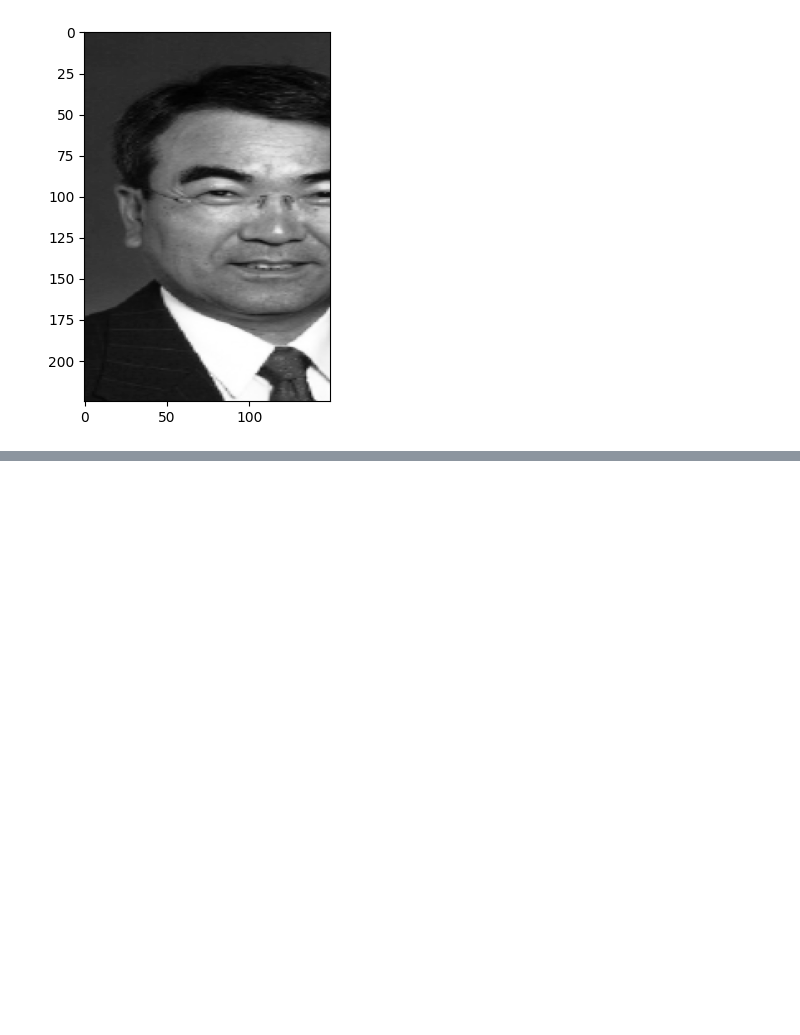
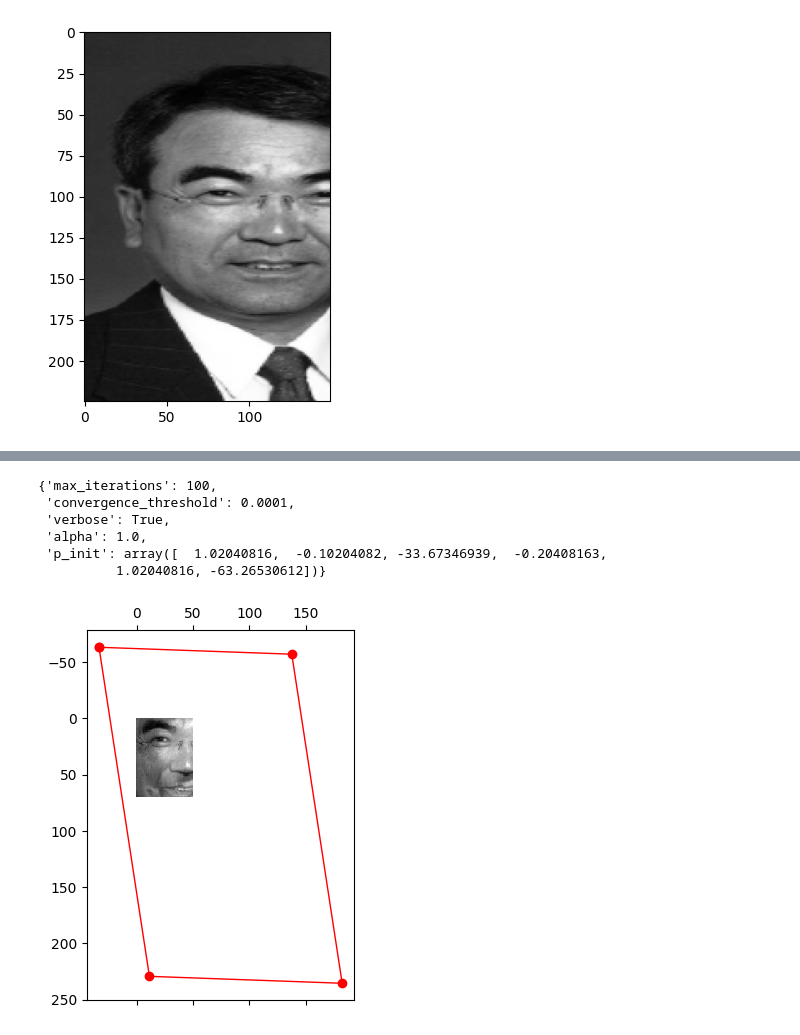
Before and after one commit to GerasimovIV/dense_image_aligment, a Jupyter notebook: ExampleAffine.ipynb, the cells around one changed output, grey strips where cells are left out. Drawn from its saved outputs; the diff is of its cells as text; code cells hidden in the pictures; blank space fills up the shorter version.

```diff
--- a/ExampleAffine.ipynb
+++ b/ExampleAffine.ipynb
@@ -27,0 +64,26 @@ plt.show()
+# %%
+params
+# %% [output]
+{'max_iterations': 100,
+ 'convergence_threshold': 0.0001,
+ 'verbose': True,
+ 'alpha': 1.0,
+ 'p_init': array([  1.02040816,  -0.10204082, -33.67346939,  -0.20408163,
+          1.02040816, -63.26530612])}
+# %%
+ps = method(
+    image=templ,
+    template=image,
+    coord_transform=affine_transform,
+    **params
+)
+# %%
+affine_transform.p = ps[-1]
+
+show_data(
+    image=templ,
+    template=image,
+    coords_transform=affine_transform
+)
+# %% [output]
+[figure, added]
```
Also changed, not shown: parts of 6 cells of this notebook, 7 other files.
